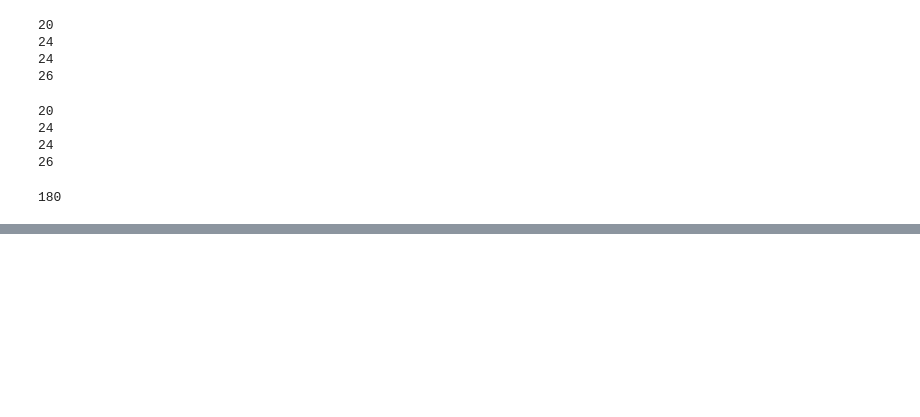
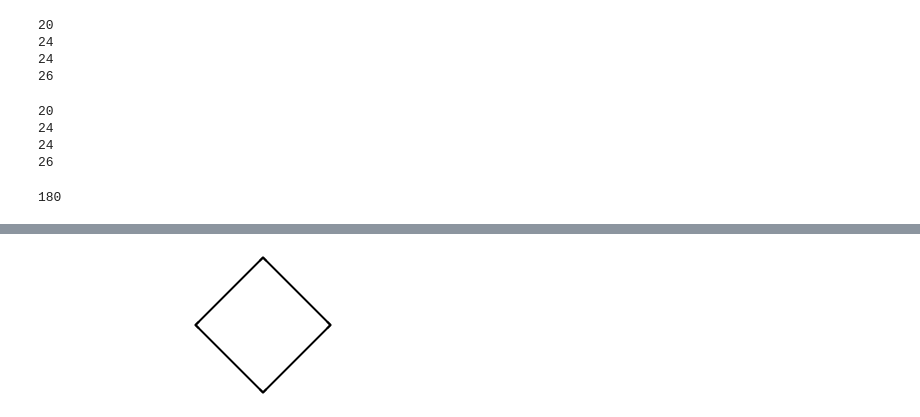
Before and after one commit to OccupyMars2025/Protenix, a Jupyter notebook: my-playground-study-rdkit.ipynb, the cells around one changed output, grey strips where cells are left out. Cells and saved outputs as stored; diff of their text form; code cells hidden in the pictures; blank space fills up the shorter version.

```diff
--- a/my-playground-study-rdkit.ipynb
+++ b/my-playground-study-rdkit.ipynb
@@ -183,0 +246,3 @@ total 2.4M
+# %%
+m2 = Chem.MolFromSmiles('C1CCC1')
+print(Chem.MolToMolBlock(m2))
@@ -183,0 +262,4 @@ total 2.4M
+# %%
+m2
+# %% [output]
+[figure, added]
```
Also changed, not shown: parts of 34 cells of this notebook.
